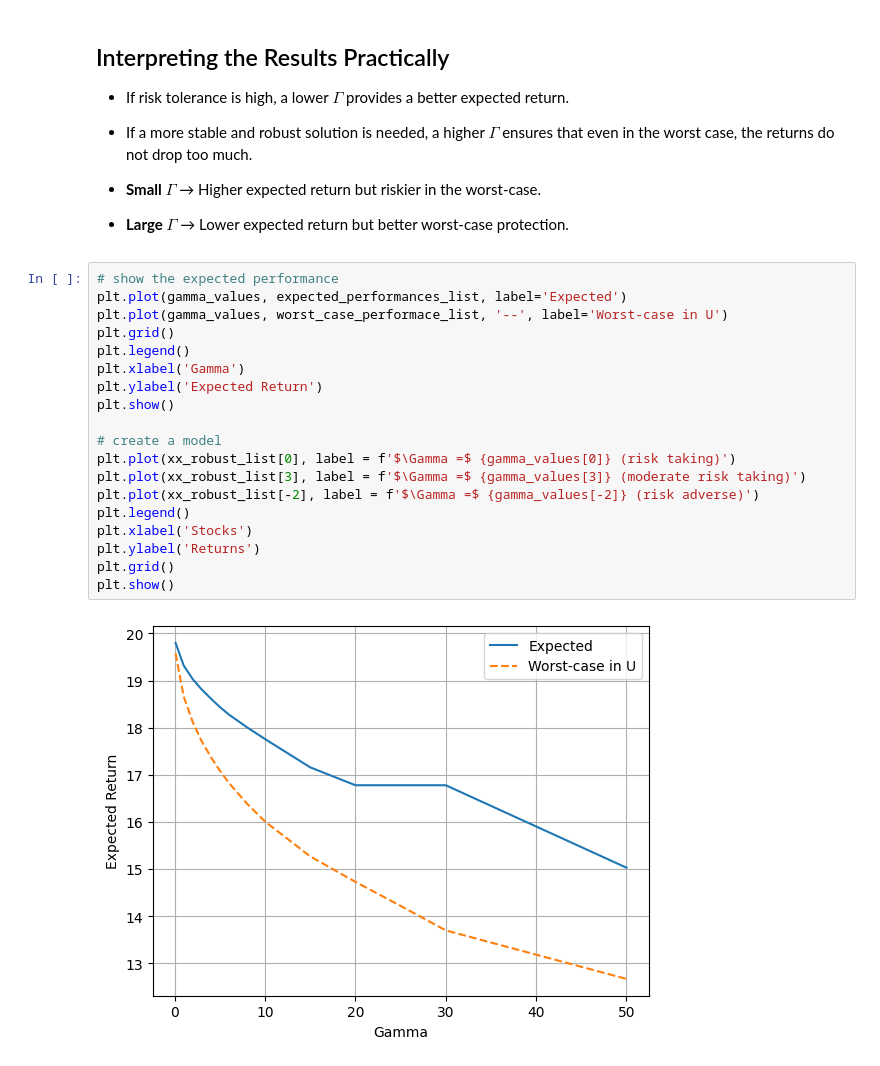
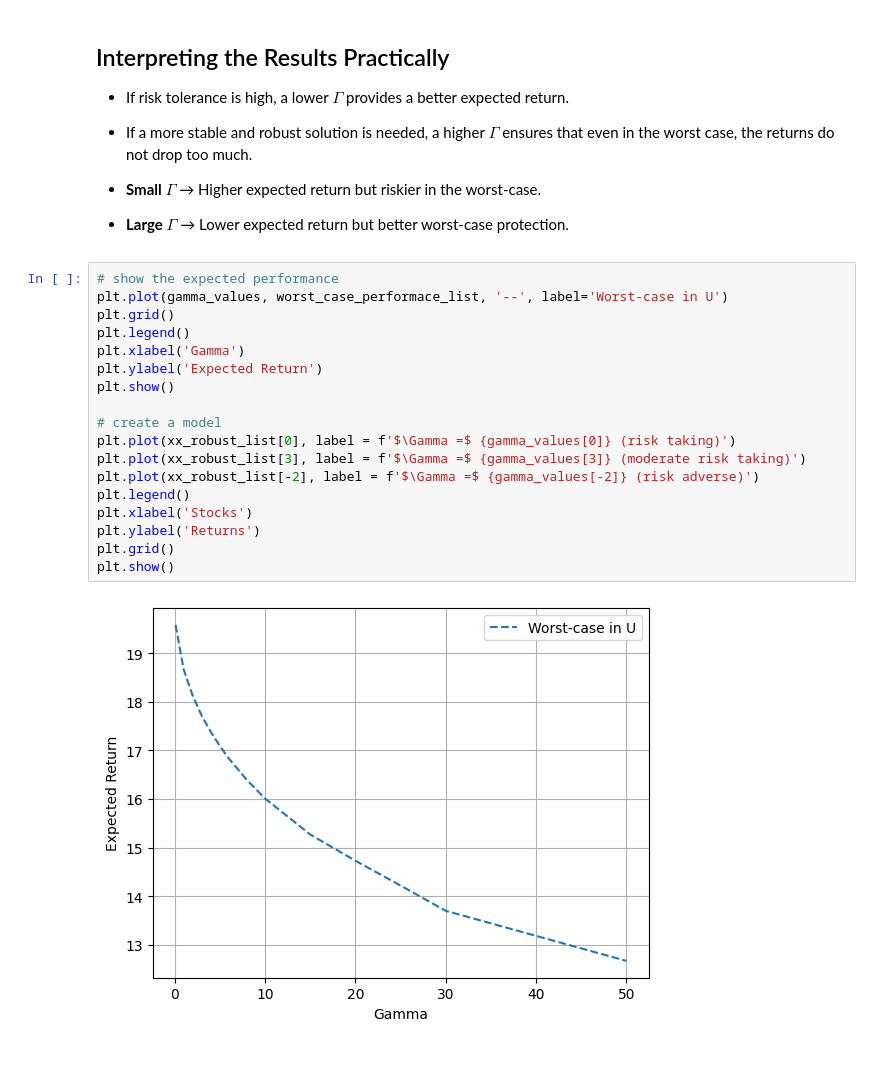
Before and after one commit to supsi-dacd-isaac/TeachDecisionMakingUncertainty, a Jupyter notebook: L03/ex2_portfolio_risk_trade_off.ipynb, the cells around one changed output. Cells and saved outputs as stored; diff of their text form.

```diff
--- a/L03/ex2_portfolio_risk_trade_off.ipynb
+++ b/L03/ex2_portfolio_risk_trade_off.ipynb
@@ -346,23 +346,22 @@ Robust solution: Worst-case performance of  12.67 % in return
 - **Large $\Gamma$** → Lower expected return but better worst-case protection.
 # %%
 # show the expected performance
-plt.plot(gamma_values, expected_performances_list, label='Expected')
 plt.plot(gamma_values, worst_case_performace_list, '--', label='Worst-case in U')
 plt.grid()
 plt.legend()
 plt.xlabel('Gamma')
 plt.ylabel('Expected Return')
 plt.show()
 
 # create a model
 plt.plot(xx_robust_list[0], label = f'$\Gamma =$ {gamma_values[0]} (risk taking)')
 plt.plot(xx_robust_list[3], label = f'$\Gamma =$ {gamma_values[3]} (moderate risk taking)')
 plt.plot(xx_robust_list[-2], label = f'$\Gamma =$ {gamma_values[-2]} (risk adverse)')
 plt.legend()
 plt.xlabel('Stocks')
 plt.ylabel('Returns')
 plt.grid()
 plt.show()
 # %% [output]
-[figure, old version]
+[figure, new version]
 [figure]
```
Also changed, not shown: parts of 6 cells of this notebook.
